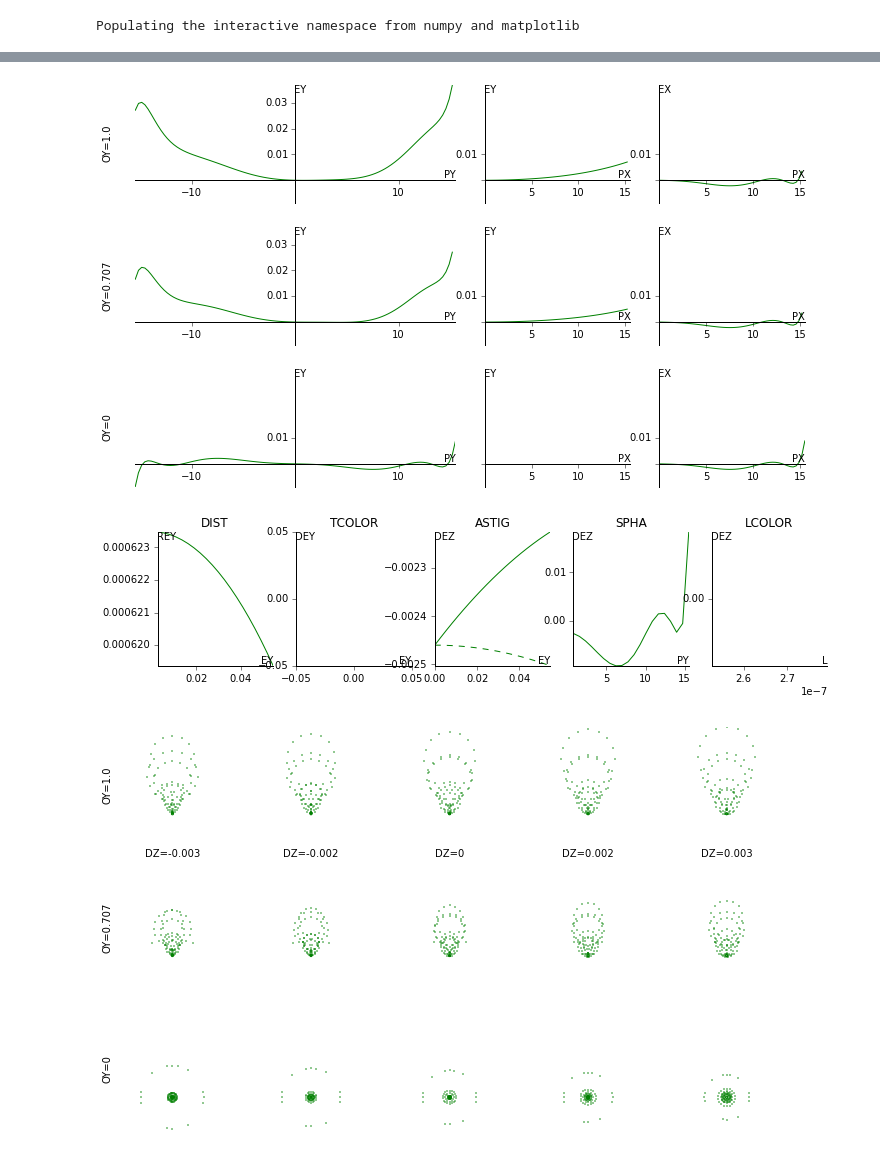
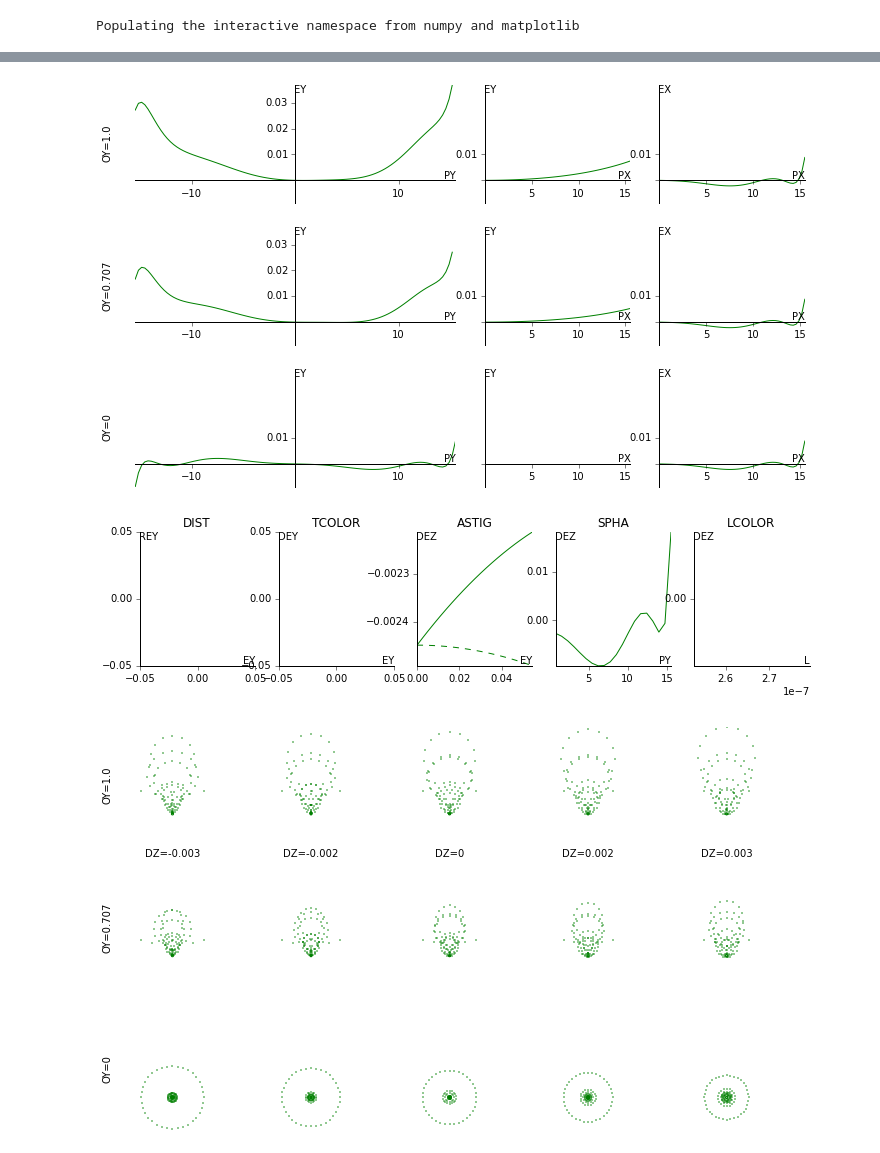
Before and after one commit to quartiq/rayopt-notebooks, a Jupyter notebook: focuser.ipynb, the cells around one changed output, grey strips where cells are left out. Cells and saved outputs as stored; diff of their text form; code cells hidden in the pictures.

```diff
--- a/focuser.ipynb
+++ b/focuser.ipynb
@@ -54,7 +54,7 @@ s = system_from_yaml("""
 description: uv focusing f/1 50mm (doi:10.1364/AO.31.004397)
 stop: 1
 wavelengths: [266.0e-9]
-object: {angle_deg: 0.1}
+object: {angle_deg: 0.1, pupil: {radius: 25}}
 elements:
 - {material: air}
 - {distance: 10, roc: 25.81, material: LITHOSIL-Q, radius: 15.5}
@@ -86,9 +86,9 @@ Image:
  7 S     2.287  0.002785  3.39e-06  5.51e-06 1.083e-08
  8 S   -0.1708  0.001033-6.244e-06 6.251e-06-4.204e-11
  9 S         0        -0         0        -0        -0
  ∑    -0.04198  0.005223-9.296e-06-1.201e-05-2.245e-07
 [figure]
 [figure]
-[figure, old version]
+[figure, new version]
-[figure, old version]
+[figure, new version]
 [figure]
```
Also changed, not shown: parts of 4 cells of this notebook.
